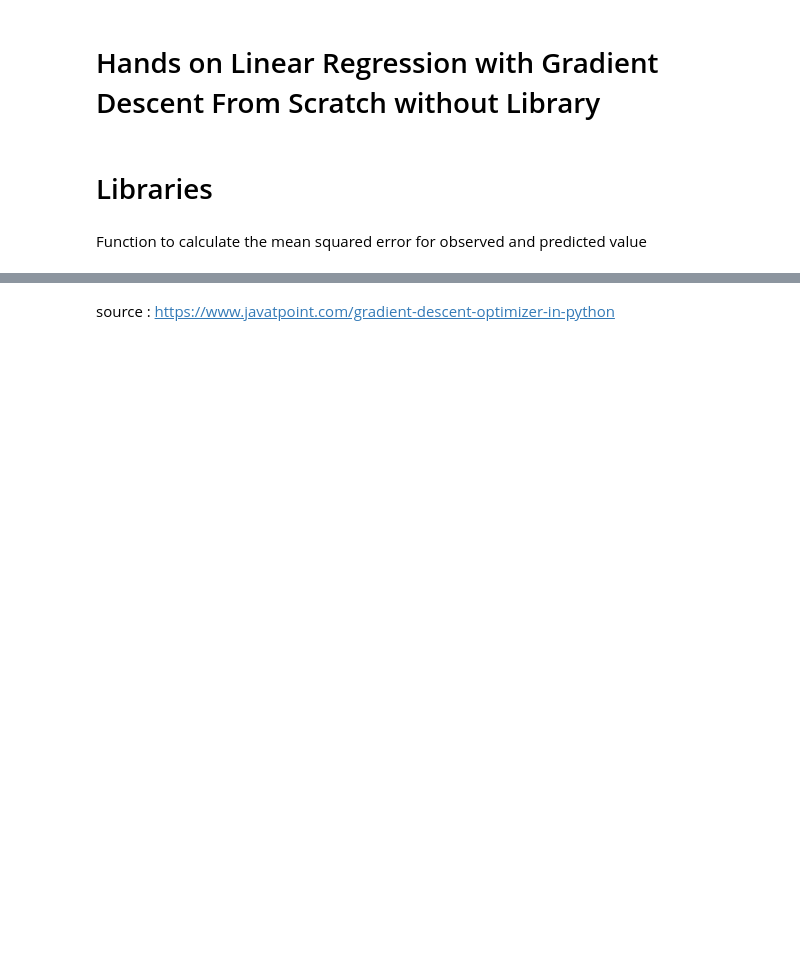
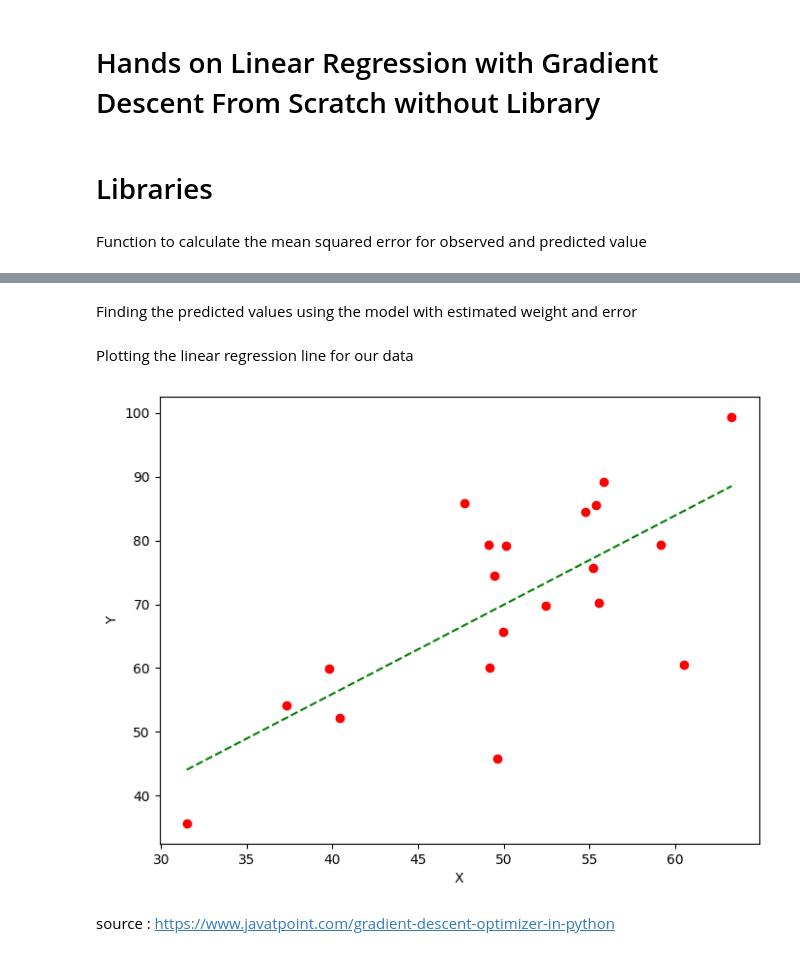
Before and after one commit to JonathanSuryaS/ML-Lecture, a Jupyter notebook: RegressionFromScratch3.ipynb, the cells around one changed output, grey strips where cells are left out. Saved outputs shown, nothing was run; the diff lists cells and outputs as text; code cells hidden in the pictures; blank space fills up the shorter version.

```diff
--- a/RegressionFromScratch3.ipynb
+++ b/RegressionFromScratch3.ipynb
@@ -110,2 +106,18 @@ The estimated value of weight is: 1.3979675948100971 and the estimated error is:
+# %% [markdown]
+Finding the predicted values using the model with estimated weight and error
+# %%
+Y_pred = est_weight * X + est_error
+# %% [markdown]
+Plotting the linear regression line for our data
+# %%
+plt.figure(figsize = (8, 6))
+plt.scatter(X, Y, marker = 'o', color = 'red')
+plt.plot([min(X), max(X)], [min(Y_pred), max(Y_pred)], color = 'green',markerfacecolor = 'red',
+          markersize = 10,linestyle = 'dashed')
+plt.xlabel("X")
+plt.ylabel("Y")
+plt.show()
+# %% [output]
+[figure, added]
 # %% [markdown]
 source : https://www.javatpoint.com/gradient-descent-optimizer-in-python
```
Also changed, not shown: parts of 7 cells of this notebook.
